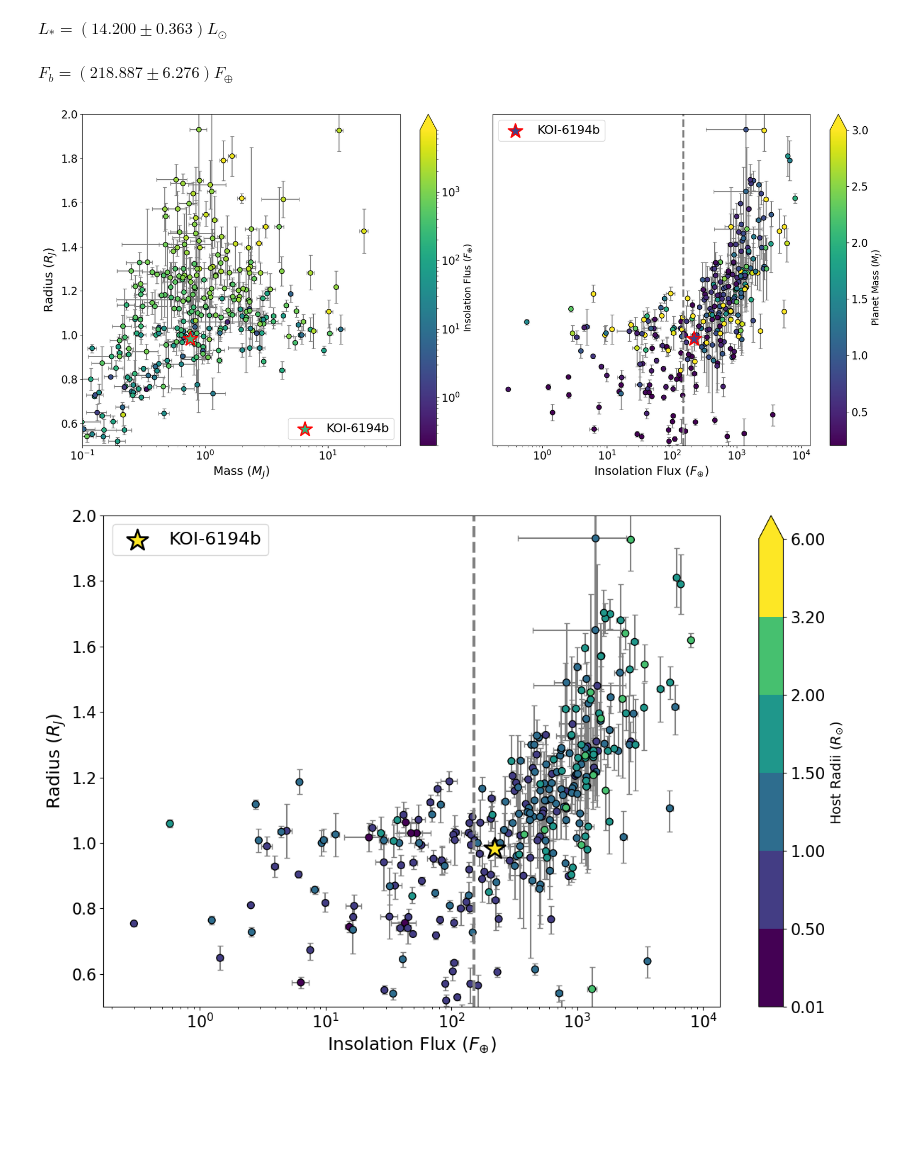
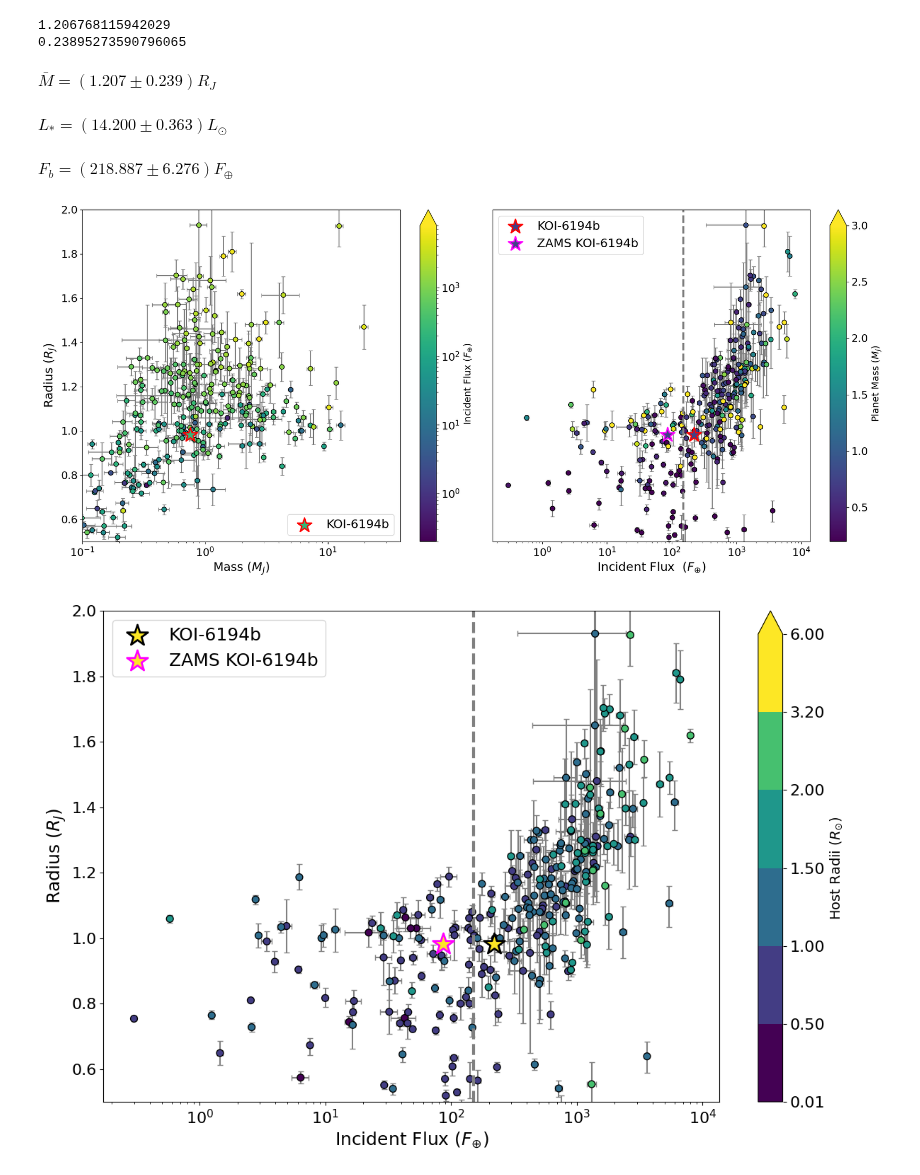
Before and after one commit to SilencePhyxion/KOI6194, a Jupyter notebook: code/Population Map.ipynb, the cells around one changed output. Saved outputs shown, nothing was run; the diff lists cells and outputs as text; code cells hidden in the pictures; blank space fills up the shorter version.

```diff
--- a/code/Population Map.ipynb
+++ b/code/Population Map.ipynb
@@ -61,6 +60,25 @@ Stellar_lum = Luminosity(rad_stellar_filtered/1,Temp_filtered/5777)
 Stellar_Lum_err = Lum_err(radius_filtered,(rad_err_filtered[0]+np.abs(rad_err_filtered[1]))/2,Temp_filtered/5777,((Temp_err_filtered[0]+np.abs(Temp_err_filtered[1]))/2)/5777)
 insol = Insol(Stellar_lum,a_filtered)
 insol_err = Insol_err(Stellar_lum,Stellar_Lum_err,a_filtered,(a_err_filtered[0]+np.abs(a_err_filtered[1]))/2)
+# %%
+from IPython.display import display, Math
+
+mass_thres = 0.2
+rad_thres = 0.2
+KOI_6194b_mass = 240.1628/317.93842034806
+KOI_6194b_radius = 9.829/10
+mass_mask = (np.abs(mass_filtered - KOI_6194b_mass) <= mass_thres) #& (np.abs(radius_filtered - KOI_6194b_radius) <= rad_thres)
+# rad_mask = np.abs(radius_filtered - KOI_6194b_radius) <= rad_thres
+
+# print(np.mean(mass_filtered[mass_mask]))
+print(np.mean(radius_filtered[mass_mask]))
+print(np.std(radius_filtered[mass_mask]))
+
+display(Math(r'\bar M = ({0:.3f} \pm {1:.3f}) R_J'.format(np.mean(radius_filtered[mass_mask]), np.std(radius_filtered[mass_mask]))))
+# %% [output]
+1.206768115942029
+0.23895273590796065
+$\displaystyle \bar M = (1.207 \pm 0.239) R_J$
 # %%
 from IPython.display import display, Math
 
@@ -75,7 +93,7 @@ $\displaystyle L_* = (14.200 \pm 0.363) L_{\odot}$
 $\displaystyle F_b = (218.887 \pm 6.276) F_{\oplus}$
 # %%
 from matplotlib.patheffects import Normal
-from numpy import NaN
+# from numpy import NaN
 import matplotlib as mpl
 from matplotlib import cm
 import matplotlib.colors as clr
@@ -86,12 +104,18 @@ from matplotlib.colors import BoundaryNorm, ListedColormap, LogNorm, Normalize,
 KOI6194b = [9.829/10, 240.1628/317.93842034806,  0.1574, 42.2958,Insol_b,4725.29, 0]
 KOI_rad = 5.632
 
+predicted_zams_incident_flux = 86.528 # I_oplus
+predicted_zams_stellar_rad = 3.817 # R_*
 cmap = mpl.cm.viridis
 
 def Plotting(x_val, y_val,KOI_valx, KOI_valy,colourbar,norm,star_mass,S,edgecolor,xtitle = "",ytitle="",logx=True,logy=True):
     scatter = ax.scatter(x_val, y_val, c=colourbar, cmap=cmap, s=S, norm=norm, edgecolor='k')
     ax.scatter(KOI6194b[KOI_valx],KOI6194b[KOI_valy],c=star_mass,cmap=scatter.cmap,norm=scatter.norm,marker='*',
                             edgecolor=edgecolor,linewidth=2,s=500,label='KOI-6194b')
+
+    if KOI_valx == 4 and KOI_valy == 0:
+        ax.scatter(predicted_zams_incident_flux, KOI6194b[0],c=star_mass, cmap=scatter.cmap,norm=scatter.norm,marker='*', edgecolor='magenta',linewidth=2,s=500,label='ZAMS KOI-6194b')
+
     ax.legend(fontsize=18)
 
     if logy==True:
@@ -113,12 +137,12 @@ ax.tick_params(axis='both', which='major', labelsize=16)
 ax.set_ylim(0.5,2.0)
 ax.set_xlim(0.1,)
 cbar = figure.colorbar(sc,ax=ax,extend='max')
-cbar.set_label(r'Insolation Flus $(F_{\oplus})$',fontsize=14)
+cbar.set_label(r'Incident Flux $(F_{\oplus})$',fontsize=14)
 cbar.ax.tick_params(labelsize=16)
 
 ax = axes[1]
 norm = Normalize(vmin=0.2, vmax=3)
-sc1 = Plotting(insol,radius_filtered,4,0,mass_filtered,norm,KOI6194b[1],50,'r',r'Insolation Flux ($F_{\oplus}$)','',True,False)
+sc1 = Plotting(insol,radius_filtered,4,0,mass_filtered,norm,KOI6194b[1],50,'r',r'Incident Flux  ($F_{\oplus}$)','',True,False)
 # Plotting(insol_filtered,radius_filtered,4,0,rad_stellar_filtered,KOI_rad,50,r'Insolation Flux ($F_{\oplus}$)',r'Radius ($R_J$)',True,False)
 
 ax.errorbar(insol,radius_filtered,xerr=np.abs(insol_err),yerr = np.abs(rad_err_filtered),fmt='-',capsize=3,linestyle='',c='grey',zorder=-100)
@@ -130,35 +154,35 @@ ax.set_yticks([])
 cbar1 = figure.colorbar(sc1,ax=ax,extend='max')
 cbar1.set_label(r'Planet Mass $(M_J)$',fontsize=14)
 cbar1.ax.tick_params(labelsize=16)
 plt.tight_layout()
 figure.savefig("Mass_Radius_relations.png",facecolor='w',dpi=100,bbox_inches='tight')
 
 fig_bragging_rights, ax_bragg = plt.subplots(1,figsize=(12,8))
 ax = ax_bragg
 colors = plt.get_cmap('viridis')(np.linspace(0, 1, 256))
 new_colors = np.vstack((colors[:200], colors[230:]))  # Remove colors between indices that map to [3.2, 6.0]
 new_cmap = ListedColormap(new_colors)
 cmap = new_cmap
-bounds = [0.01, 0.5, 1, 1.5, 2, 3.2, 6]
+bounds = np.array([0.01, 0.5, 1, 1.5, 2, 3.2, 6])
 norm = BoundaryNorm(bounds, ncolors=cmap.N, clip=True)
 
 # norm = Normalize(vmin=0.01, vmax=6.0)
-sc2 = Plotting(insol,radius_filtered,4,0,rad_stellar_filtered,norm,KOI_rad,50,'k',r'Insolation Flux ($F_{\oplus}$)',r'Radius ($R_J$)',True,False)
+sc2 = Plotting(insol,radius_filtered,4,0,rad_stellar_filtered,norm,KOI_rad,50,'k',r'Incident Flux ($F_{\oplus}$)',r'Radius ($R_J$)',True,False)
 # Plotting(insol_filtered,radius_filtered,4,0,rad_stellar_filtered,KOI_rad,50,r'Insolation Flux ($F_{\oplus}$)','',True,False)
 # errors_radinsol = np.abs([(rad_err[0])[mask],(rad_err[1])[mask]])
 ax.errorbar(insol,radius_filtered,xerr=np.abs(insol_err),yerr = np.abs(rad_err_filtered),fmt='-',capsize=3,linestyle='',c='grey',zorder=-100)
 # ax.errorbar(insol_filtered,radius_filtered,yerr = errors_radinsol,linestyle='',c='grey',zorder=-100)
 # ax.errorbar(KOI6194b[4],KOI6194b[0],yerr = 0.15/317,linestyle='',c='b',linewidth=2,zorder=-100)
 ax.axvline(150,c='grey',linestyle='--',linewidth=3.0)
 
 ax.tick_params(axis='both', which='major', labelsize=16)
 ax.set_ylim(0.5,2.0)
 cbar2 = figure.colorbar(sc2,ax=ax,extend='max')
 cbar2.set_ticks(bounds)
 cbar2.set_label(r'Host Radii $(R_{\odot})$',fontsize=14)
 cbar2.ax.tick_params(labelsize=16)
 plt.tight_layout()
-fig_bragging_rights.savefig("Bragging_Rights.png",facecolor='w',dpi=100,bbox_inches='tight')
+# fig_bragging_rights.savefig("Bragging_Rights.png",facecolor='w',dpi=100,bbox_inches='tight')
 # %% [output]
-[figure, old version]
+[figure, new version]
-[figure, old version]
+[figure, new version]
```
Also changed, not shown: parts of 4 cells of this notebook, 5 other files.
